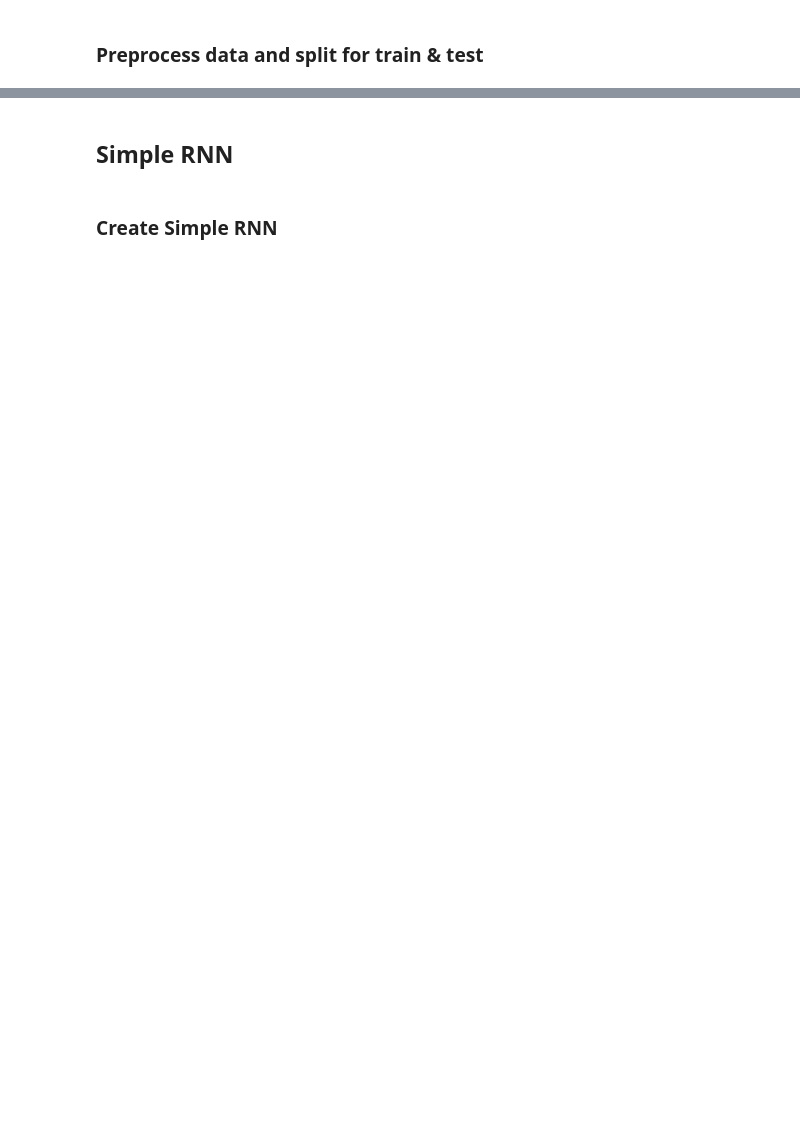
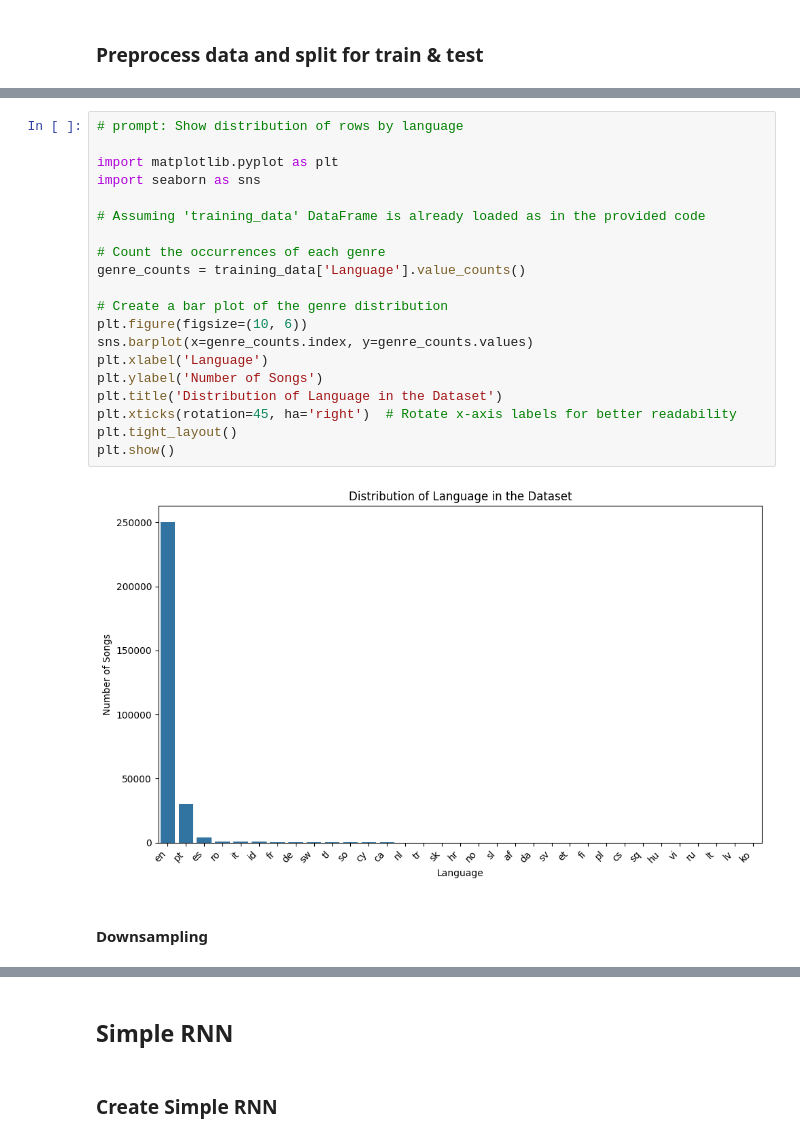
Before and after one commit to neilpelow/Deep-Learning-Models, a Jupyter notebook: notebooks/RNN_Variants.ipynb, the cells around one changed output, grey strips where cells are left out. Drawn from its saved outputs; the diff is of its cells as text; blank space fills up the shorter version.

```diff
--- a/notebooks/RNN_Variants.ipynb
+++ b/notebooks/RNN_Variants.ipynb
@@ -58,0 +122,24 @@ Found GPU at: /device:GPU:0
+# %%
+# prompt: Show distribution of rows by language
+
+import matplotlib.pyplot as plt
+import seaborn as sns
+
+# Assuming 'training_data' DataFrame is already loaded as in the provided code
+
+# Count the occurrences of each genre
+genre_counts = training_data['Language'].value_counts()
+
+# Create a bar plot of the genre distribution
+plt.figure(figsize=(10, 6))
+sns.barplot(x=genre_counts.index, y=genre_counts.values)
+plt.xlabel('Language')
+plt.ylabel('Number of Songs')
+plt.title('Distribution of Language in the Dataset')
+plt.xticks(rotation=45, ha='right')  # Rotate x-axis labels for better readability
+plt.tight_layout()
+plt.show()
+# %% [output]
+[figure, added]
+# %% [markdown]
+#### Downsampling
```
Also changed, not shown: parts of 30 cells of this notebook.
